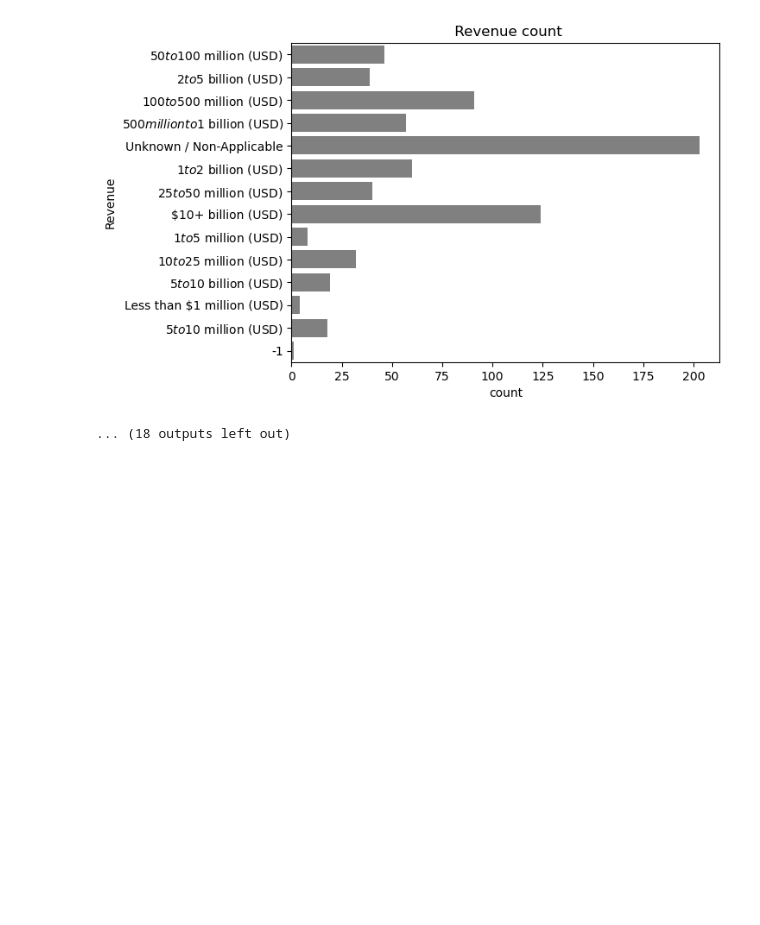
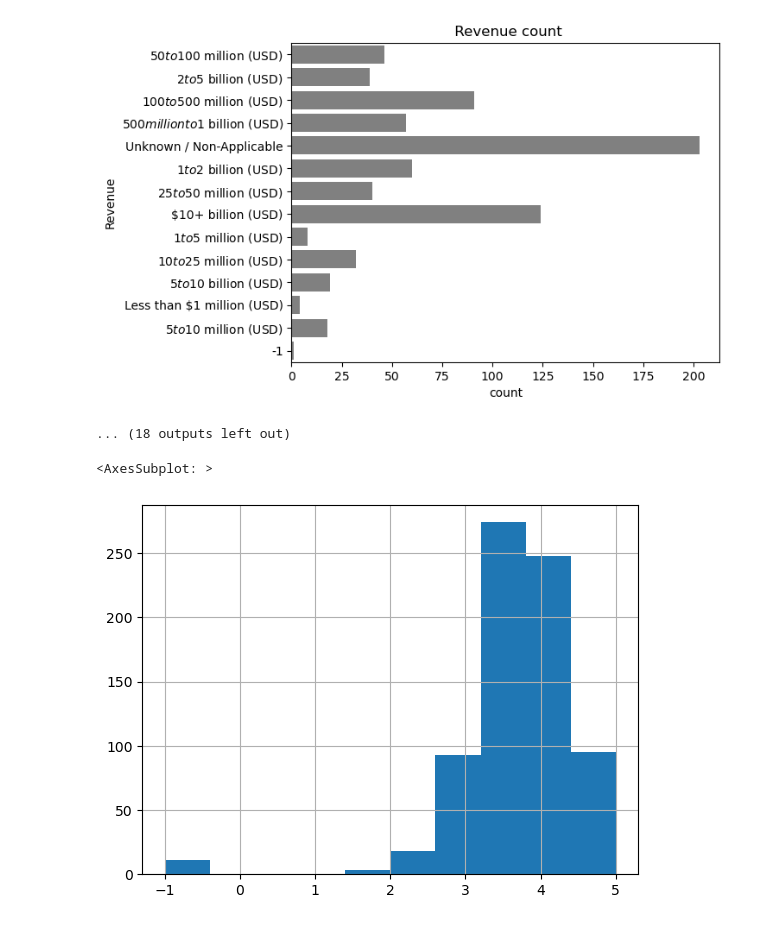
Before and after one commit to BibekRai44/DS_salary, a Jupyter notebook: project building/eda.ipynb, the cells around one changed output. Saved outputs shown, nothing was run; the diff lists cells and outputs as text; code cells hidden in the pictures; blank space fills up the shorter version.

```diff
--- a/project building/eda.ipynb
+++ b/project building/eda.ipynb
@@ -329,3 +329,8 @@ RuntimeError: In draw_glyphs_to_bitmap: Could not convert glyph to bitmap (raste
 [figure]
 [figure]
 ... (18 outputs left out)
+# %%
+df['Rating'].hist()
+# %% [output]
+<AxesSubplot: >
+[figure, added]
```
Also changed, not shown: parts of 8 cells of this notebook.
